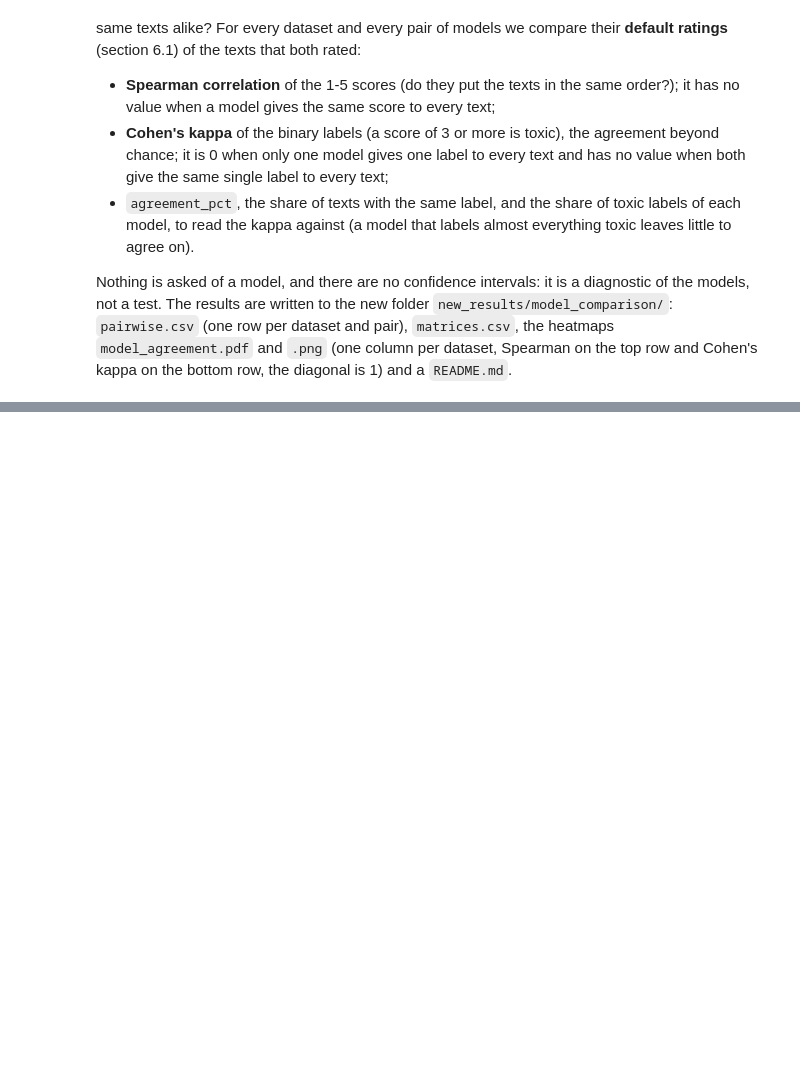
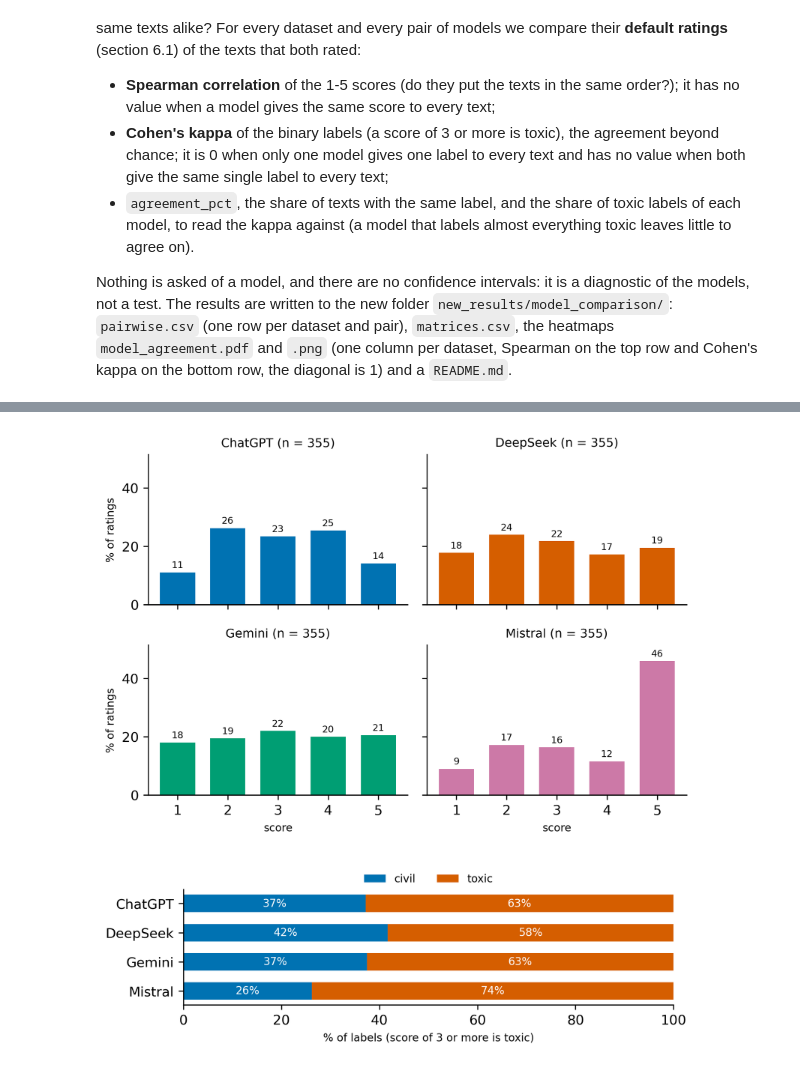
Before and after one commit to Swkratis210204/llm-dfu-bias-study, a Jupyter notebook: perspective_audit/notebooks/Datasets.ipynb, the cells around one changed output, grey strips where cells are left out. Drawn from its saved outputs; the diff is of its cells as text; code cells hidden in the pictures; blank space fills up the shorter version.

```diff
--- a/perspective_audit/notebooks/Datasets.ipynb
+++ b/perspective_audit/notebooks/Datasets.ipynb
@@ -1205,0 +1214,10 @@ display(agreement["pairwise"].groupby("dataset", sort=False)[["spearman", "kappa
+# %%
+from IPython.display import Image, display
+
+from perspective_audit import find_root, model_eda, save_model_eda
+
+ROOT = find_root()
+MODEL_EDA_DIR = ROOT / "new_results" / "model_eda"
+eda_models = model_eda(ROOT / "new_results")             # reads <dataset>/baseline/<model>.csv
+save_model_eda(eda_models, MODEL_EDA_DIR)                # scores.csv, labels.csv and the two figures
+eda_models["labels"]
@@ -1205,0 +1230,6 @@ display(agreement["pairwise"].groupby("dataset", sort=False)[["spearman", "kappa
+# %%
+display(Image(filename=MODEL_EDA_DIR / "score_histograms.png", width=600))
+display(Image(filename=MODEL_EDA_DIR / "label_shares.png", width=600))
+# %% [output]
+[figure, added]
+[figure, added]
```
Also changed, not shown: parts of 6 cells of this notebook, 23 other files.
